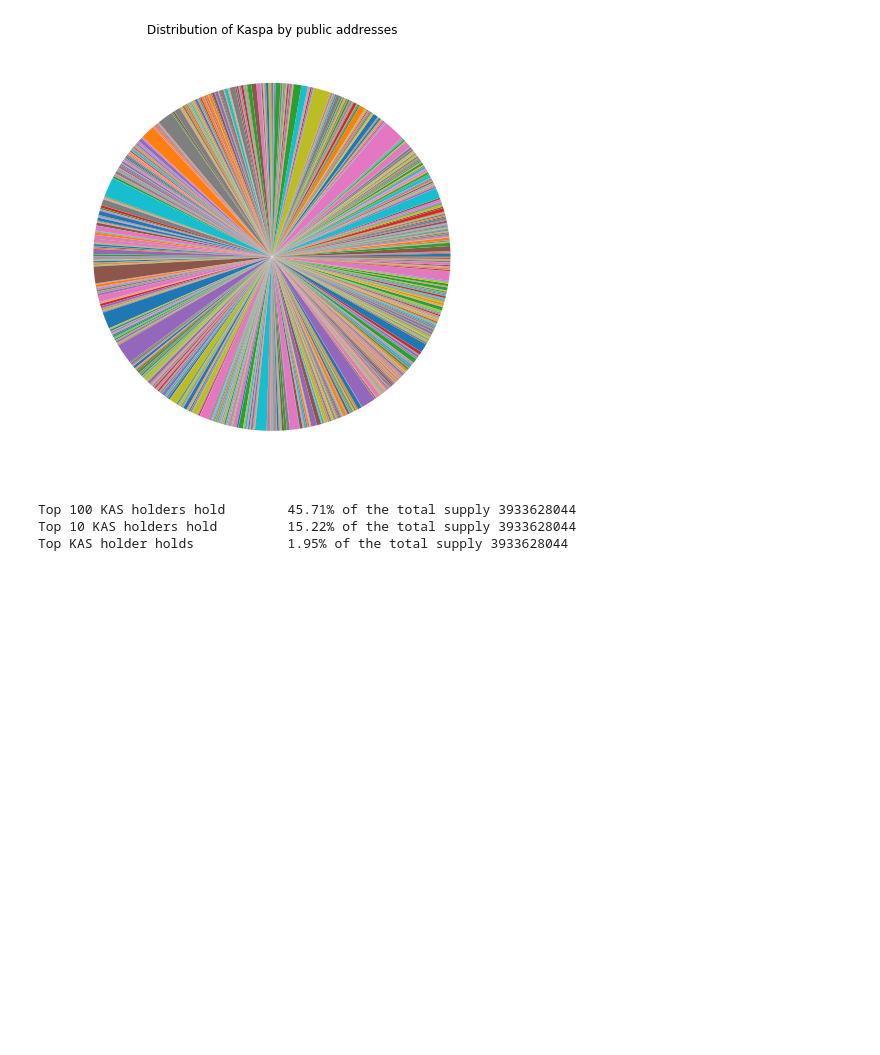
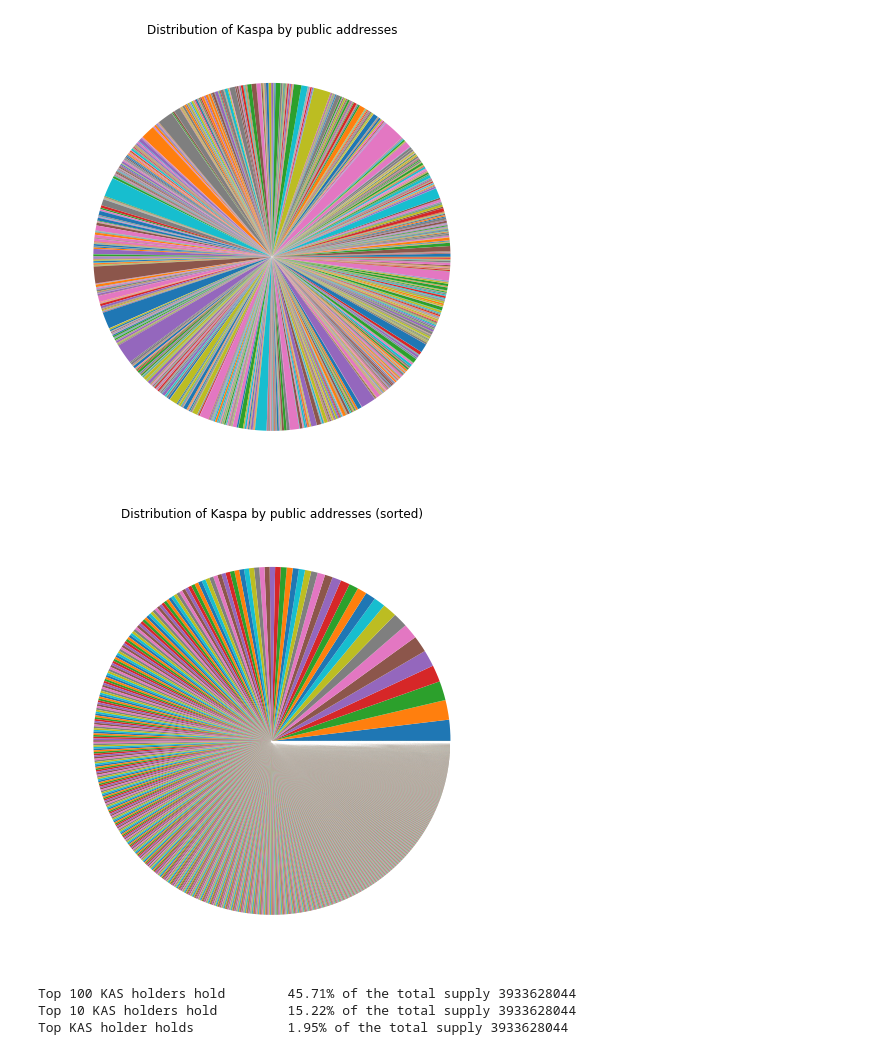
Before and after one commit to kaspagang/kaspad-py-explorer, a Jupyter notebook: src/explore_utxo_set.ipynb, the cells around one changed output. Saved outputs shown, nothing was run; the diff lists cells and outputs as text; code cells hidden in the pictures; blank space fills up the shorter version.

Commit message:
Add a sorted plot

```diff
--- a/src/explore_utxo_set.ipynb
+++ b/src/explore_utxo_set.ipynb
@@ -23,6 +23,13 @@ plt.title('Distribution of Kaspa by public addresses')
 plt.show()
 # %% [output]
 [figure]
+# %%
+plt.figure(figsize=(8, 8))
+plt.pie(df_amounts.sort_values(ascending=False))
+plt.title('Distribution of Kaspa by public addresses (sorted)')
+plt.show()
+# %% [output]
+[figure, added]
 # %%
 top_100_kas_holders = df_amounts.sort_values(ascending=False)[:100]
 total_kas = sum(df_amounts)
```
